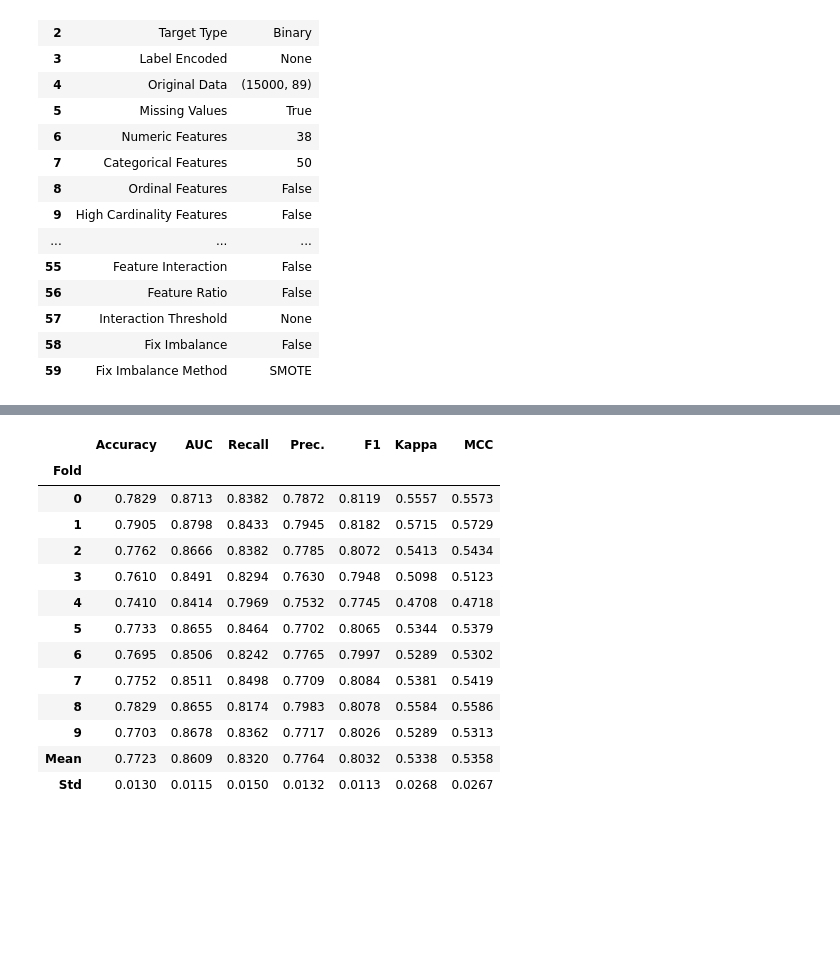
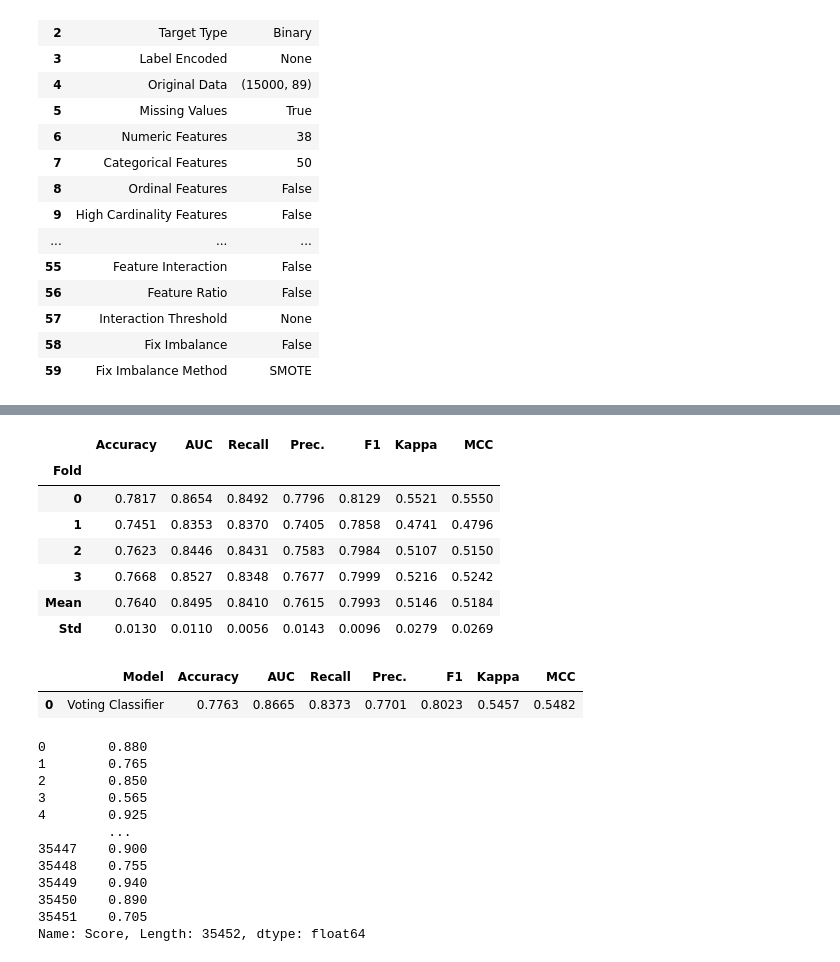
Before and after one commit to P-C-Space/MyDataAnalysis02, a Jupyter notebook: psychological/fixline5.ipynb, the cells around one changed output, grey strips where cells are left out. Cells and saved outputs as stored; diff of their text form; code cells hidden in the pictures; blank space fills up the shorter version.

```diff
--- a/psychological/fixline5.ipynb
+++ b/psychological/fixline5.ipynb
@@ -175,17 +166,16 @@ t_model = tune_model(model,fold = 5,optimize='Accuracy')
-# %%
-model2 = create_model('et')
-# %% [output]
-|  | Accuracy | AUC | Recall | Prec. | F1 | Kappa | MCC |
-| Fold |  |  |  |  |  |  |  |
-| 0 | 0.7829 | 0.8713 | 0.8382 | 0.7872 | 0.8119 | 0.5557 | 0.5573 |
-| 1 | 0.7905 | 0.8798 | 0.8433 | 0.7945 | 0.8182 | 0.5715 | 0.5729 |
-| 2 | 0.7762 | 0.8666 | 0.8382 | 0.7785 | 0.8072 | 0.5413 | 0.5434 |
-| 3 | 0.7610 | 0.8491 | 0.8294 | 0.7630 | 0.7948 | 0.5098 | 0.5123 |
-| 4 | 0.7410 | 0.8414 | 0.7969 | 0.7532 | 0.7745 | 0.4708 | 0.4718 |
-| 5 | 0.7733 | 0.8655 | 0.8464 | 0.7702 | 0.8065 | 0.5344 | 0.5379 |
-| 6 | 0.7695 | 0.8506 | 0.8242 | 0.7765 | 0.7997 | 0.5289 | 0.5302 |
-| 7 | 0.7752 | 0.8511 | 0.8498 | 0.7709 | 0.8084 | 0.5381 | 0.5419 |
-| 8 | 0.7829 | 0.8655 | 0.8174 | 0.7983 | 0.8078 | 0.5584 | 0.5586 |
-| 9 | 0.7703 | 0.8678 | 0.8362 | 0.7717 | 0.8026 | 0.5289 | 0.5313 |
-| Mean | 0.7723 | 0.8609 | 0.8320 | 0.7764 | 0.8032 | 0.5338 | 0.5358 |
-| Std | 0.0130 | 0.0115 | 0.0150 | 0.0132 | 0.0113 | 0.0268 | 0.0267 |
+# %%
+blended = blend_models(estimator_list = best_2, fold = 4, method = 'soft')
+# %% [output]
+|  | Accuracy | AUC | Recall | Prec. | F1 | Kappa | MCC |
+| Fold |  |  |  |  |  |  |  |
+| 0 | 0.7817 | 0.8654 | 0.8492 | 0.7796 | 0.8129 | 0.5521 | 0.5550 |
+| 1 | 0.7451 | 0.8353 | 0.8370 | 0.7405 | 0.7858 | 0.4741 | 0.4796 |
+| 2 | 0.7623 | 0.8446 | 0.8431 | 0.7583 | 0.7984 | 0.5107 | 0.5150 |
+| 3 | 0.7668 | 0.8527 | 0.8348 | 0.7677 | 0.7999 | 0.5216 | 0.5242 |
+| Mean | 0.7640 | 0.8495 | 0.8410 | 0.7615 | 0.7993 | 0.5146 | 0.5184 |
+| Std | 0.0130 | 0.0110 | 0.0056 | 0.0143 | 0.0096 | 0.0279 | 0.0269 |
+# %%
+pred_holdout = predict_model(blended)
+# %% [output]
+|  | Model | Accuracy | AUC | Recall | Prec. | F1 | Kappa | MCC |
+| 0 | Voting Classifier | 0.7763 | 0.8665 | 0.8373 | 0.7701 | 0.8023 | 0.5457 | 0.5482 |
@@ -191,0 +186,15 @@ model2 = create_model('et')
+# %%
+predictions['Score']
+# %% [output]
+0        0.880
+1        0.765
+2        0.850
+3        0.565
+4        0.925
+         ...
+35447    0.900
+35448    0.755
+35449    0.940
+35450    0.890
+35451    0.705
+Name: Score, Length: 35452, dtype: float64
```
Also changed, not shown: parts of 13 cells of this notebook, 8 other files.
